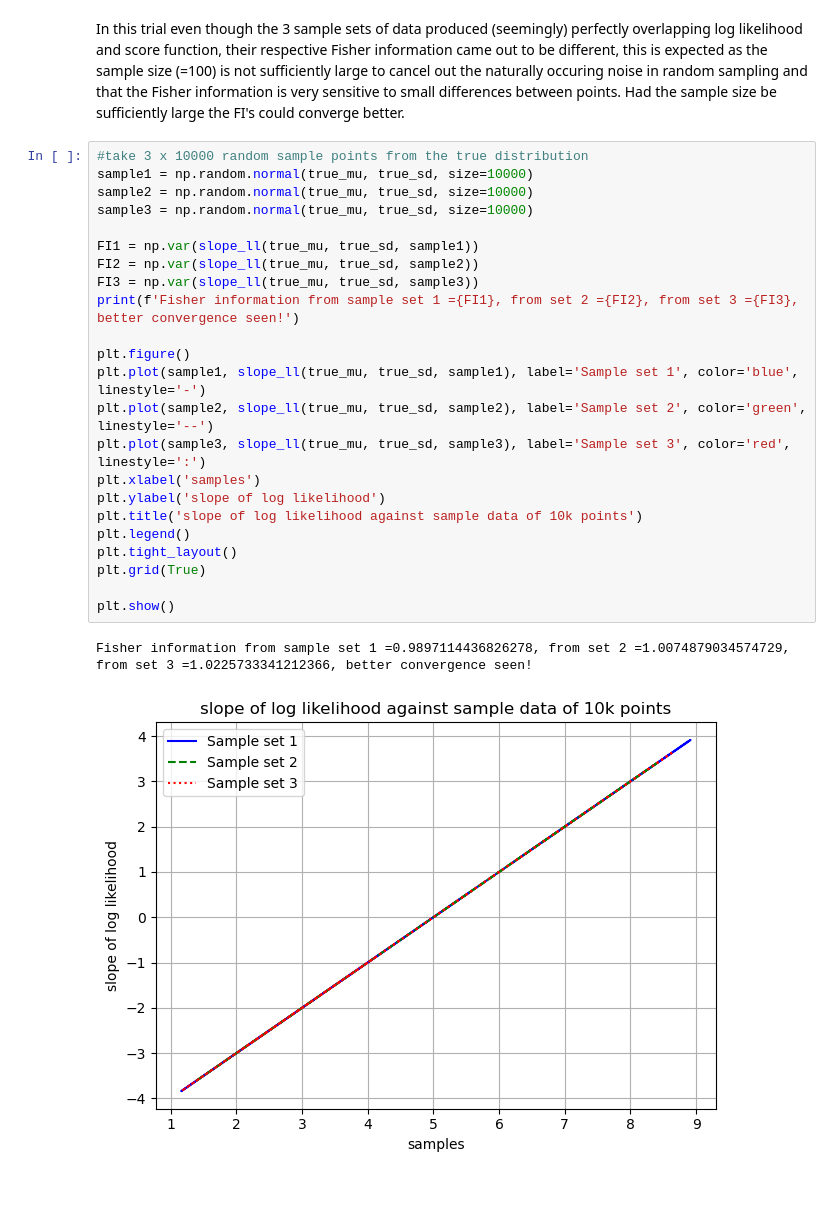
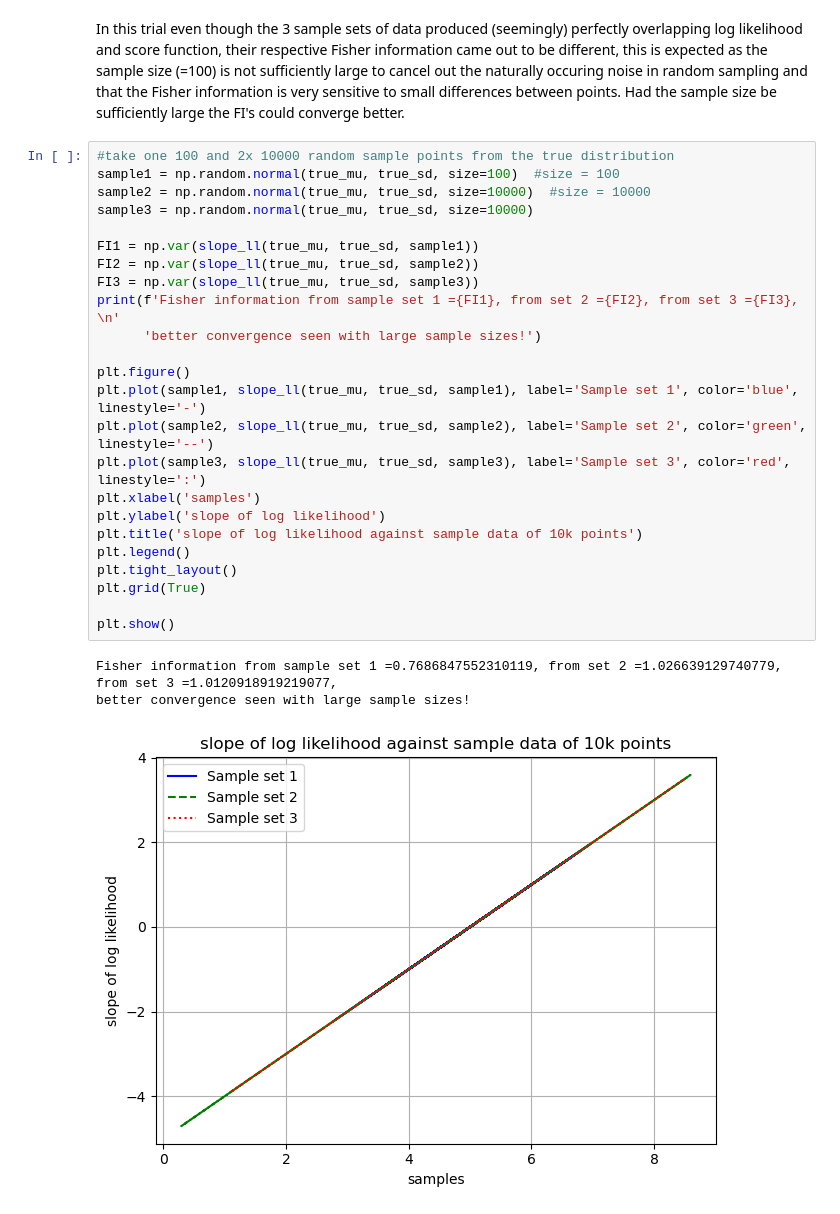
Before and after one commit to james-alvey-42/sbi-features, a Jupyter notebook: notebooks/2025-07-09-wk2-SBI-lib.ipynb, the cells around one changed output. Saved outputs shown, nothing was run; the diff lists cells and outputs as text.

Commit message:
sbi library exploration on amortised NPE and multi-round NPE; Fisher information calculation on 1D Gaussian with different sample sizes to examine convergence

```diff
--- a/notebooks/2025-07-09-wk2-SBI-lib.ipynb
+++ b/notebooks/2025-07-09-wk2-SBI-lib.ipynb
@@ -204,28 +206,30 @@ Fisher information from sample set 1 =0.8684508948997302, from set 2 =0.65445684
 # %% [markdown]
 In this trial even though the 3 sample sets of data produced (seemingly) perfectly overlapping log likelihood and score function, their respective Fisher information came out to be different, this is expected as the sample size (=100) is not sufficiently large to cancel out the naturally occuring noise in random sampling and that the Fisher information is very sensitive to small differences between points. Had the sample size be sufficiently large the FI's could converge better.
 # %%
-#take 3 x 10000 random sample points from the true distribution
-sample1 = np.random.normal(true_mu, true_sd, size=10000)
-sample2 = np.random.normal(true_mu, true_sd, size=10000)
+#take one 100 and 2x 10000 random sample points from the true distribution
+sample1 = np.random.normal(true_mu, true_sd, size=100)  #size = 100
+sample2 = np.random.normal(true_mu, true_sd, size=10000)  #size = 10000
 sample3 = np.random.normal(true_mu, true_sd, size=10000)
 
 FI1 = np.var(slope_ll(true_mu, true_sd, sample1))
 FI2 = np.var(slope_ll(true_mu, true_sd, sample2))
 FI3 = np.var(slope_ll(true_mu, true_sd, sample3))
-print(f'Fisher information from sample set 1 ={FI1}, from set 2 ={FI2}, from set 3 ={FI3}, better convergence seen!')
+print(f'Fisher information from sample set 1 ={FI1}, from set 2 ={FI2}, from set 3 ={FI3}, \n'
+      'better convergence seen with large sample sizes!')
 
 plt.figure()
 plt.plot(sample1, slope_ll(true_mu, true_sd, sample1), label='Sample set 1', color='blue', linestyle='-')
 plt.plot(sample2, slope_ll(true_mu, true_sd, sample2), label='Sample set 2', color='green', linestyle='--')
 plt.plot(sample3, slope_ll(true_mu, true_sd, sample3), label='Sample set 3', color='red', linestyle=':')
 plt.xlabel('samples')
 plt.ylabel('slope of log likelihood')
 plt.title('slope of log likelihood against sample data of 10k points')
 plt.legend()
 plt.tight_layout()
 plt.grid(True)
 
 plt.show()
 # %% [output]
-Fisher information from sample set 1 =0.9897114436826278, from set 2 =1.0074879034574729, from set 3 =1.0225733341212366, better convergence seen!
+Fisher information from sample set 1 =0.7686847552310119, from set 2 =1.026639129740779, from set 3 =1.0120918919219077,
+better convergence seen with large sample sizes!
-[figure, old version]
+[figure, new version]
```
Also changed, not shown: parts of 2 cells of this notebook.
